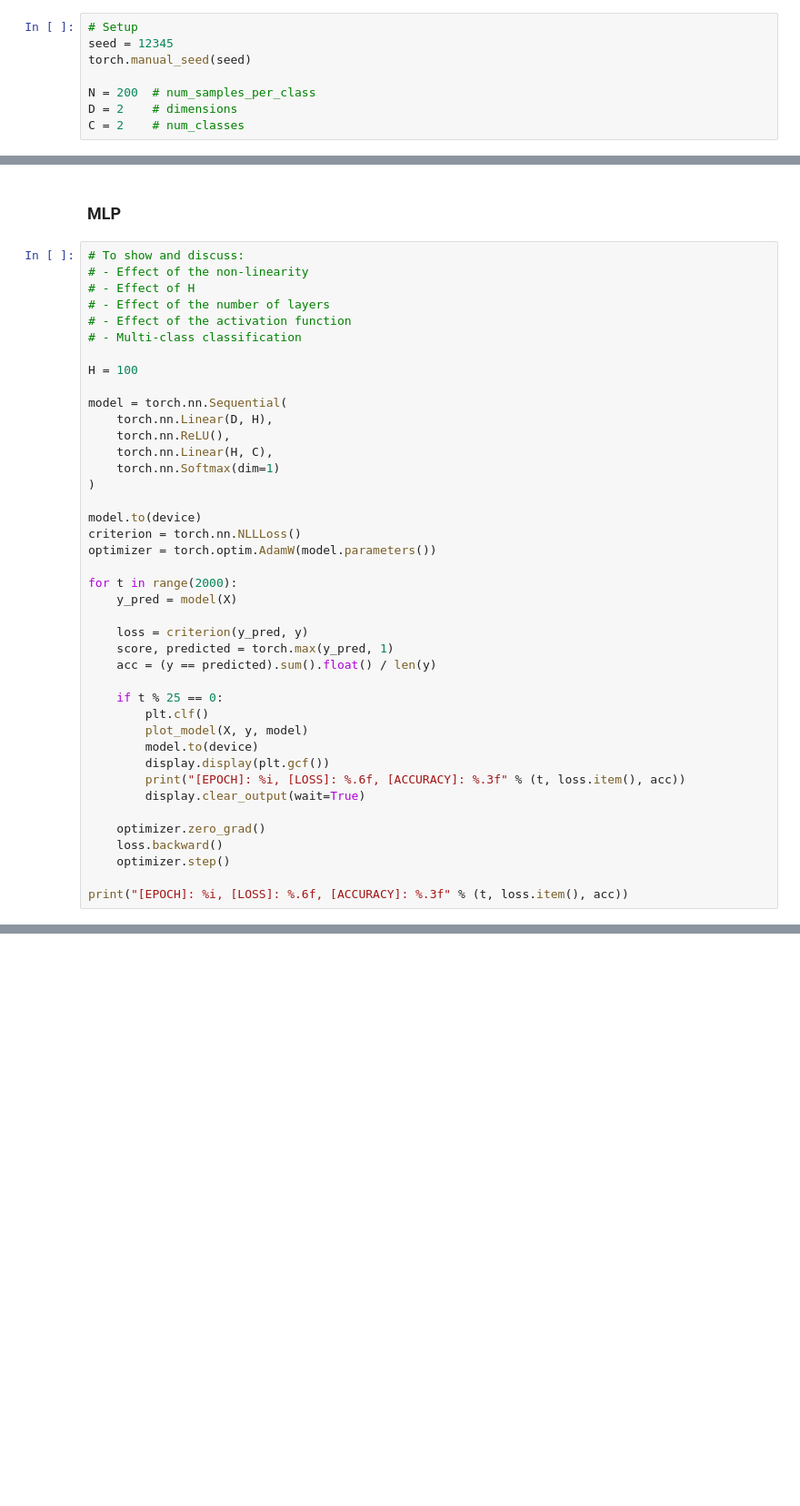
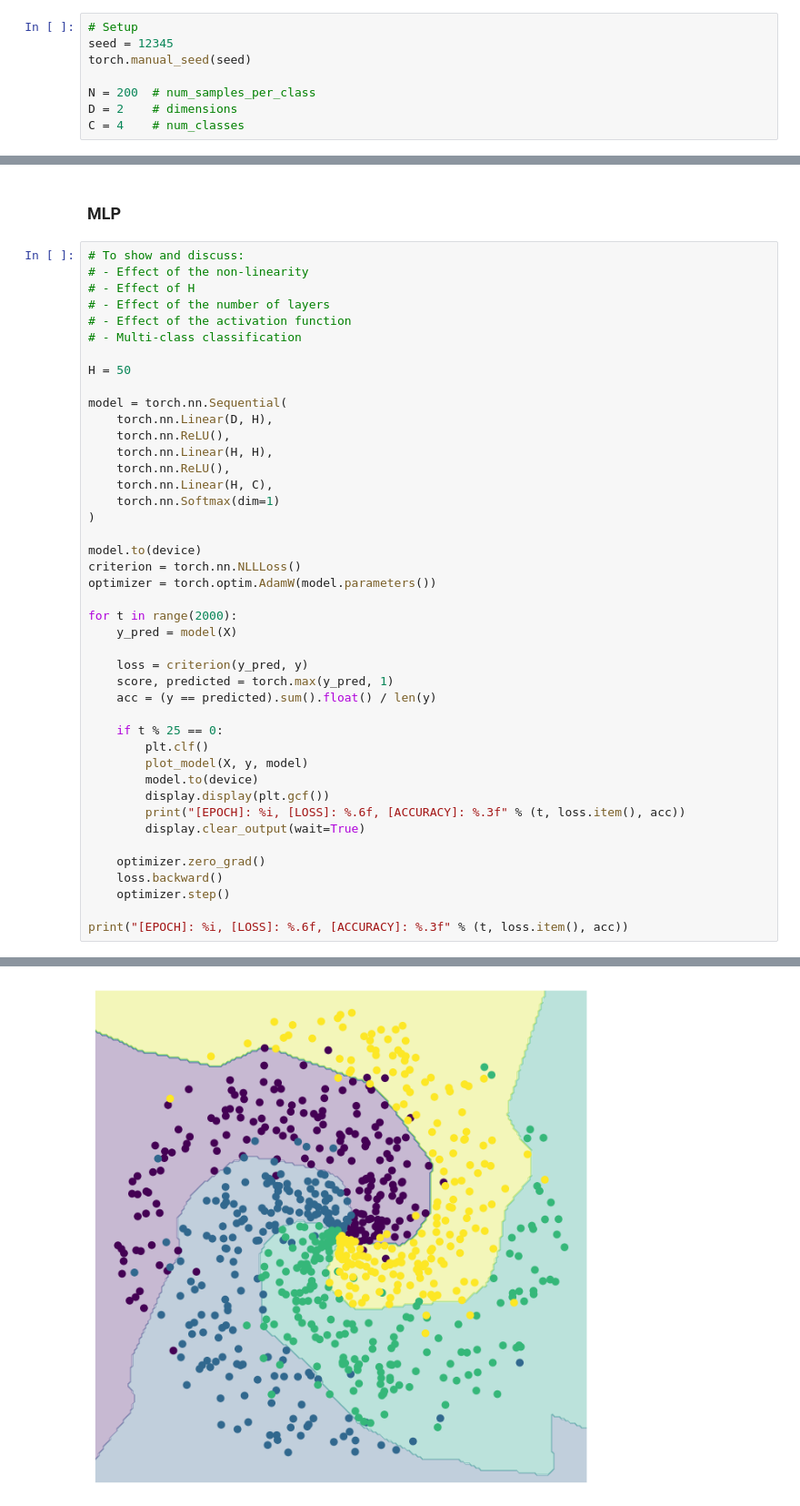
Before and after one commit to glouppe/info8006-introduction-to-ai, a Jupyter notebook: code/lecture7-spiral.ipynb, the cells around one changed output, grey strips where cells are left out. Shown at 91% size. Saved outputs shown, nothing was run; the diff lists cells and outputs as text; blank space fills up the shorter version.

```diff
--- a/code/lecture7-spiral.ipynb
+++ b/code/lecture7-spiral.ipynb
@@ -48,7 +50,7 @@ torch.manual_seed(seed)
 
 N = 200  # num_samples_per_class
 D = 2    # dimensions
-C = 2    # num_classes
+C = 4    # num_classes
 # %%
 # Generate spiral data
 X = torch.zeros(N * C, D).to(device)
@@ -148,10 +160,12 @@ print("[EPOCH]: %i, [LOSS]: %.6f, [ACCURACY]: %.3f" % (t, loss.item(), acc))
 # - Effect of the activation function
 # - Multi-class classification
 
-H = 100
+H = 50
 
 model = torch.nn.Sequential(
     torch.nn.Linear(D, H),
+    torch.nn.ReLU(),
+    torch.nn.Linear(H, H),
     torch.nn.ReLU(),
     torch.nn.Linear(H, C),
     torch.nn.Softmax(dim=1)
@@ -181,3 +195,4 @@ for t in range(2000):
     optimizer.step()
 
 print("[EPOCH]: %i, [LOSS]: %.6f, [ACCURACY]: %.3f" % (t, loss.item(), acc))
+# %% [output]
@@ -183,0 +200 @@ print("[EPOCH]: %i, [LOSS]: %.6f, [ACCURACY]: %.3f" % (t, loss.item(), acc))
+[figure, added]
```
Also changed, not shown: parts of 6 cells of this notebook, 4 other files.
